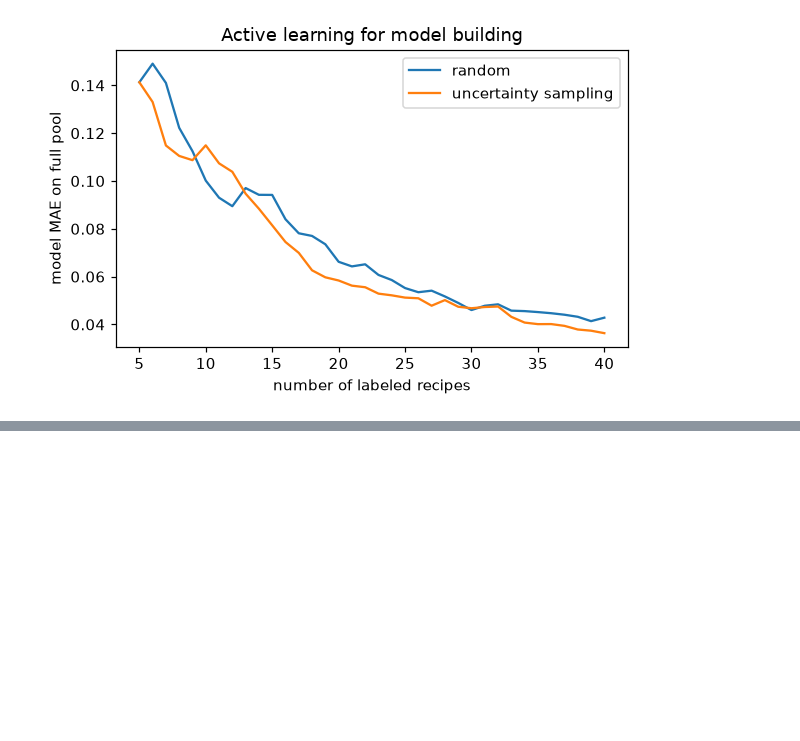
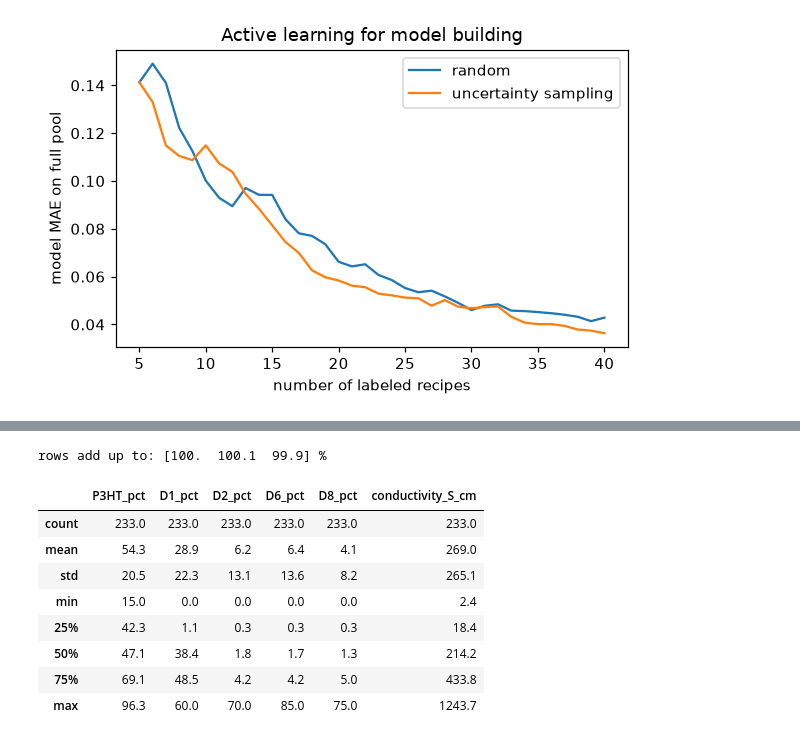
Before and after one commit to sp8rks/ACerS_AI_ML_Workshop, a Jupyter notebook: sessions/05_bayesian_optimization/05_bayesian_optimization.ipynb, the cells around one changed output, grey strips where cells are left out. Cells and saved outputs as stored; diff of their text form; code cells hidden in the pictures; blank space fills up the shorter version.

```diff
--- a/sessions/05_bayesian_optimization/05_bayesian_optimization.ipynb
+++ b/sessions/05_bayesian_optimization/05_bayesian_optimization.ipynb
@@ -319,0 +462,22 @@ plt.show()
+# %%
+films = load_dataset("p3ht_cnt")
+comp_cols = ["P3HT_pct", "D1_pct", "D2_pct", "D6_pct", "D8_pct"]
+print("rows add up to:", films[comp_cols].sum(axis=1).round(1).unique()[:5], "%")
+Xf, yf = films[comp_cols].to_numpy() / 100, np.log10(films.conductivity_S_cm.to_numpy())
+
+emulator = GaussianProcessRegressor(ConstantKernel() * Matern(length_scale=np.ones(5) * 0.2, length_scale_bounds=(0.01, 10), nu=2.5)
+                                    + WhiteKernel(0.01), normalize_y=True, random_state=0).fit(Xf, yf)
+def make_films(X, rng):
+    return emulator.predict(X) + rng.normal(0, 0.05, len(X))       # log10 conductivity, with lab-like noise
+films.describe().round(1)
+# %% [output]
+rows add up to: [100.  100.1  99.9] %
+|  | P3HT_pct | D1_pct | D2_pct | D6_pct | D8_pct | conductivity_S_cm |
+| count | 233.0 | 233.0 | 233.0 | 233.0 | 233.0 | 233.0 |
+| mean | 54.3 | 28.9 | 6.2 | 6.4 | 4.1 | 269.0 |
+| std | 20.5 | 22.3 | 13.1 | 13.6 | 8.2 | 265.1 |
+| min | 15.0 | 0.0 | 0.0 | 0.0 | 0.0 | 2.4 |
+| 25% | 42.3 | 1.1 | 0.3 | 0.3 | 0.3 | 18.4 |
+| 50% | 47.1 | 38.4 | 1.8 | 1.7 | 1.3 | 214.2 |
+| 75% | 69.1 | 48.5 | 4.2 | 4.2 | 5.0 | 433.8 |
+| max | 96.3 | 60.0 | 70.0 | 85.0 | 75.0 | 1243.7 |
```
Also changed, not shown: parts of 20 cells of this notebook, 8 other files.
